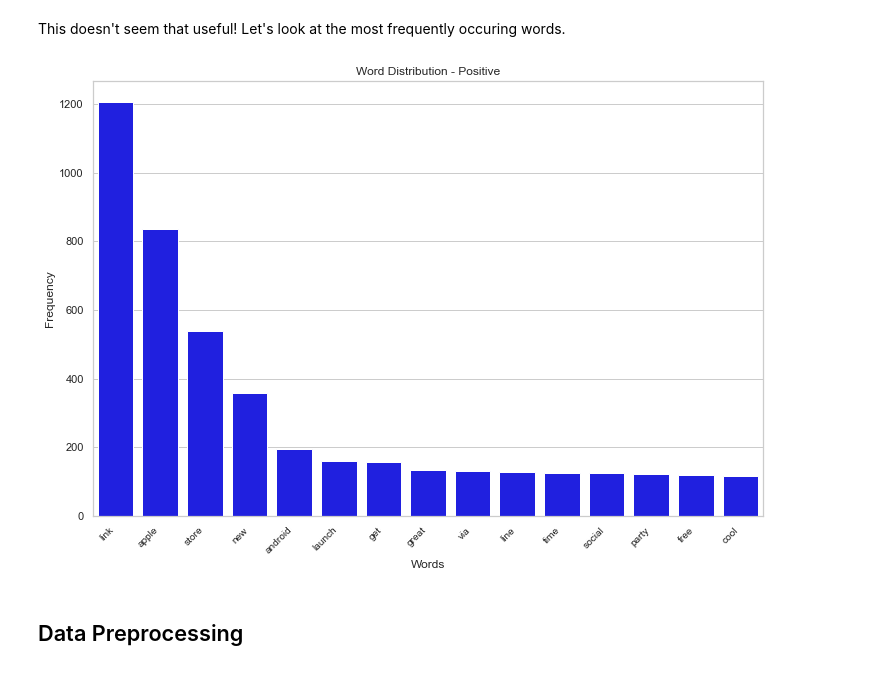
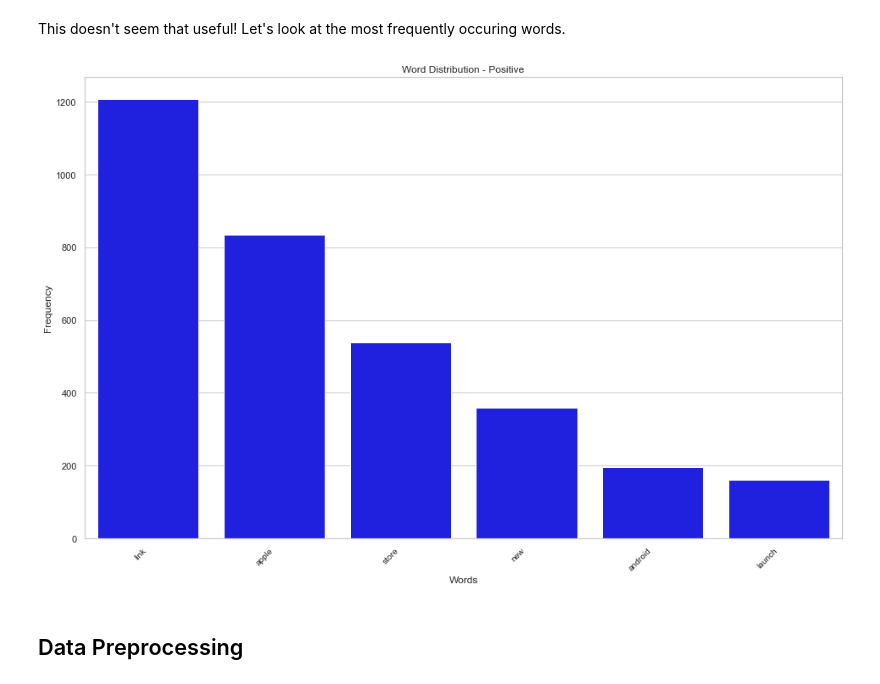
Before and after one commit to sfp13VA/Twitter_Sentiment_Project, a Jupyter notebook: notebook.ipynb, the cells around one changed output. Saved outputs shown, nothing was run; the diff lists cells and outputs as text; code cells hidden in the pictures.

```diff
--- a/notebook.ipynb
+++ b/notebook.ipynb
@@ -338,25 +340,25 @@ fdist_positive = FreqDist(positive_tokens_flat)
 fdist_not_positive = FreqDist(not_positive_tokens_flat)
 # %%
 def plot_word_distribution(fdist, label, color):
-    fig, ax = plt.subplots(figsize=(12, 8))
-    sns.barplot(x=[word[0] for word in fdist.most_common(15)],
-                y=[freq[1] for freq in fdist.most_common(15)],
+    fig, ax = plt.subplots(figsize=(16, 10))
+    sns.barplot(x=[word[0] for word in fdist.most_common(6)],
+                y=[freq[1] for freq in fdist.most_common(6)],
                 color=color)
     plt.title(f"Word Distribution - {label}")
     plt.xlabel("Words")
     plt.ylabel("Frequency")
     plt.xticks(rotation=45, ha="right", fontsize=10)
     plt.savefig('words.png', dpi=300, bbox_inches='tight')
     plt.show()
 
 # Set the style for the plot
 sns.set(style="whitegrid")
 sns.set_palette("bright")
 
 # Plot word distribution for each category
 plot_word_distribution(fdist_positive, "Positive", 'blue')
 # %% [output]
-[figure, old version]
+[figure, new version]
 # %% [markdown]
 ## Data Preprocessing
 # %%
```
Also changed, not shown: parts of 16 cells of this notebook, 4 other files.
